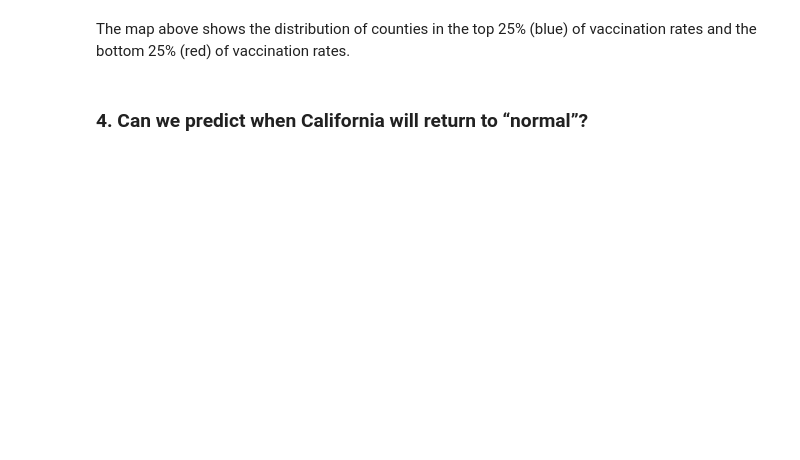
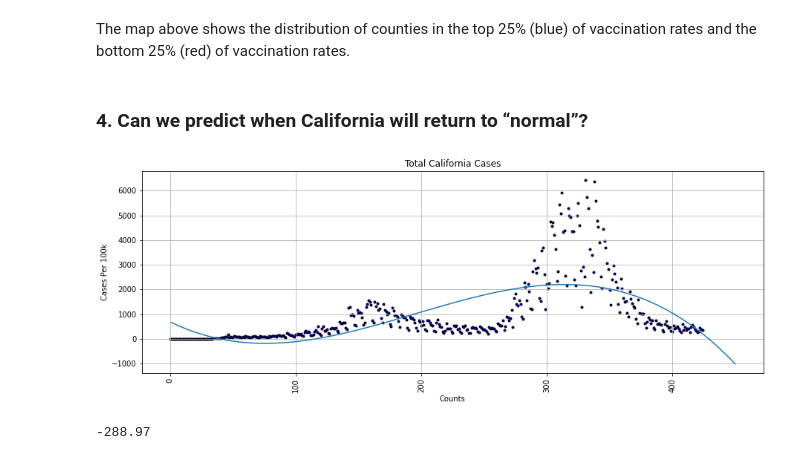
Before and after one commit to danijmartin/Covid-19-California, a Jupyter notebook: Data_Analysis.ipynb, the cells around one changed output. Drawn from its saved outputs; the diff is of its cells as text; code cells hidden in the pictures; blank space fills up the shorter version.

```diff
--- a/Data_Analysis.ipynb
+++ b/Data_Analysis.ipynb
@@ -26,6 +26,7 @@ ca_vaccinations = pd.read_csv('Data/ca_vaccinations.csv')
 county_data = pd.read_csv('Data/county_data.csv')
 Hosp_Analysis=pd.read_csv('Data/Hosp_Analysis.csv')
 cases_by_date=pd.read_csv('cases_by_date.csv')
+California_df=pd.read_csv("California_cases.csv")
 
 #reformat dates:
 clean_case['date']=pd.to_datetime(clean_case.date)
@@ -36,6 +37,7 @@ ca_vaccinations.sort_values(by='administered_date')
 
 Hosp_Analysis['Date']=pd.to_datetime(Hosp_Analysis.Date)
 cases_by_date['date']=pd.to_datetime(cases_by_date.date)
+California_df['date']=pd.to_datetime(California_df.date)
 # %% [markdown]
 ## Research Analysis
 
@@ -411,3 +421,30 @@ fig5
 The map above shows the distribution of counties in the top 25% (blue) of vaccination rates and the bottom 25% (red) of vaccination rates.
 # %% [markdown]
 ### 4. Can we predict when California will return to “normal”?
+# %%
+#CA Scatter Plot & Polynomial Regression
+plt.figure(figsize=(15,5))
+x=California_df["Counts"]
+y=California_df["Cases Per 100k"]
+plt.scatter(x,y, color="blue",marker='.', edgecolors="black")
+
+mymodel_ca = np.poly1d(np.polyfit(California_df["Counts"], California_df["Cases Per 100k"], 3))
+myline = np.linspace(1, 450, 350)
+plt.plot(myline, mymodel_ca(myline))
+
+plt.title("Total California Cases")
+plt.xlabel("Counts")
+plt.ylabel("Cases Per 100k")
+plt.xticks(rotation=90)
+plt.grid()
+plt.savefig("Data/Total_California_Cases.png")
+# %% [output]
+[figure, added]
+# %%
+#Polynomial regression predictions
+#Day 435.2 is April 11
+zero_cases = 435.52
+prediction=round(mymodel_ca(zero_cases),2)
+print(prediction)
+# %% [output]
+-288.97
```
Also changed, not shown: parts of 7 cells of this notebook, 1 other file.
